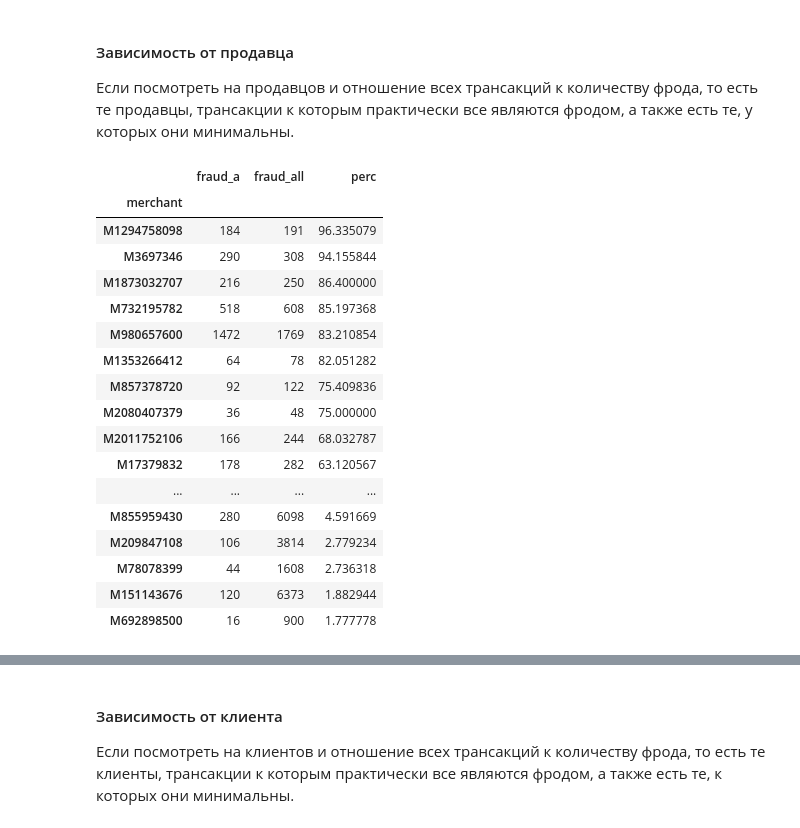
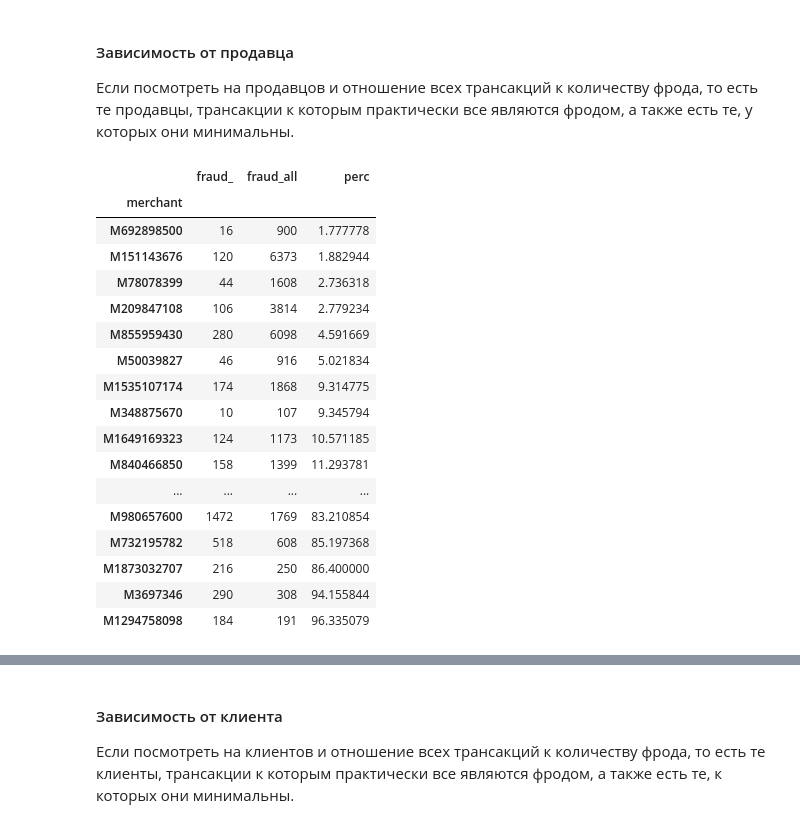
Before and after one commit to Natawren/DA_sber, a Jupyter notebook: final/Fraud.ipynb, the cells around one changed output, grey strips where cells are left out. Saved outputs shown, nothing was run; the diff lists cells and outputs as text; code cells hidden in the pictures.

```diff
--- a/final/Fraud.ipynb
+++ b/final/Fraud.ipynb
@@ -80,0 +74,7 @@ df.head(5)
+# %%
+def get_fraud_perc(column, df, df_fraud, ascending = False):
+    df_fraud = df_fraud[[column, 'fraud']].groupby(column).count().sort_values(by=['fraud'], ascending = False)
+    df_all = df[[column, 'fraud']].groupby(column).count().sort_values(by=['fraud'], ascending = False)
+    df_perc = df_fraud.merge(df_all, on = column, suffixes=('_', '_all'))
+    df_perc['perc'] = df_perc.fraud_ / df_perc.fraud_all *100
+    return df_perc.sort_values(by='perc',  ascending = ascending)
@@ -86,7 +135,0 @@ df_nonfraud = df[df.fraud == 0]
-# %%
-def get_fraud_perc(column, df, df_fraud):
-    df_fraud = df_fraud[[column, 'fraud']].groupby(column).count().sort_values(by=['fraud'], ascending = False)
-    df_all = df[[column, 'fraud']].groupby(column).count().sort_values(by=['fraud'], ascending = False)
-    df_perc = df_fraud.merge(df_all, on = column, suffixes=('_', '_all'))
-    df_perc['perc'] = df_perc.fraud_ / df_perc.fraud_all *100
-    return df_perc.sort_values(by='perc',  ascending = False)
@@ -224,6 +246,14 @@ df_nonfraud.sort_values(by=['amount'], ascending = False)
 | 328748 | 106.0 | C1897689911 | 3 | M | M1823072687 | es_transportation | 0.00 | 0.0 |
 587443 rows × 8 columns
 # %%
-amount = [250, 500,750, 1000,1500, 2000,2500]
-df['new'] = pd.cut(df.amount, [0, 250, 500, 750, 1000,1500, 2000,2500], labels=amount,
-                          right=False, include_lowest=True)
+amount = ['0-250', '250-500','500-750', '750-1000','1000-1500', '1500-2000']
+df_amount_fraud = df_fraud.copy()
+df_amount_fraud['chunk'] = pd.cut(df_amount_fraud.amount, [0, 250, 500, 750, 1000,1500, 2000],
+                           labels=amount,
+                           right=False,
+                           include_lowest=True)
+df_amount_all = df.copy()
+df_amount_all['chunk'] = pd.cut(df_amount_all.amount, [0, 250, 500, 750, 1000,1500, 2000],
+                           labels=amount,
+                           right=False,
+                           include_lowest=True)
@@ -285,24 +322,24 @@ df_gender
 
 Если посмотреть на продавцов и отношение всех трансакций к количеству фрода, то есть те продавцы, трансакции к которым практически все являются фродом, а также есть те, у которых они минимальны.
 # %%
-df_merch = get_fraud_perc('merchant', df, df_fraud)
+df_merch = get_fraud_perc('merchant', df, df_fraud, True)
 df_merch
 # %% [output]
-|  | fraud_a | fraud_all | perc |
+|  | fraud_ | fraud_all | perc |
 | merchant |  |  |  |
+| M692898500 | 16 | 900 | 1.777778 |
+| M151143676 | 120 | 6373 | 1.882944 |
+| M78078399 | 44 | 1608 | 2.736318 |
+| M209847108 | 106 | 3814 | 2.779234 |
+| M855959430 | 280 | 6098 | 4.591669 |
+| M50039827 | 46 | 916 | 5.021834 |
+| M1535107174 | 174 | 1868 | 9.314775 |
+| M348875670 | 10 | 107 | 9.345794 |
+| M1649169323 | 124 | 1173 | 10.571185 |
+| M840466850 | 158 | 1399 | 11.293781 |
+| ... | ... | ... | ... |
+| M980657600 | 1472 | 1769 | 83.210854 |
+| M732195782 | 518 | 608 | 85.197368 |
+| M1873032707 | 216 | 250 | 86.400000 |
+| M3697346 | 290 | 308 | 94.155844 |
 | M1294758098 | 184 | 191 | 96.335079 |
-| M3697346 | 290 | 308 | 94.155844 |
-| M1873032707 | 216 | 250 | 86.400000 |
-| M732195782 | 518 | 608 | 85.197368 |
-| M980657600 | 1472 | 1769 | 83.210854 |
-| M1353266412 | 64 | 78 | 82.051282 |
-| M857378720 | 92 | 122 | 75.409836 |
-| M2080407379 | 36 | 48 | 75.000000 |
-| M2011752106 | 166 | 244 | 68.032787 |
-| M17379832 | 178 | 282 | 63.120567 |
-| ... | ... | ... | ... |
-| M855959430 | 280 | 6098 | 4.591669 |
-| M209847108 | 106 | 3814 | 2.779234 |
-| M78078399 | 44 | 1608 | 2.736318 |
-| M151143676 | 120 | 6373 | 1.882944 |
-| M692898500 | 16 | 900 | 1.777778 |
```
Also changed, not shown: parts of 30 cells of this notebook.
